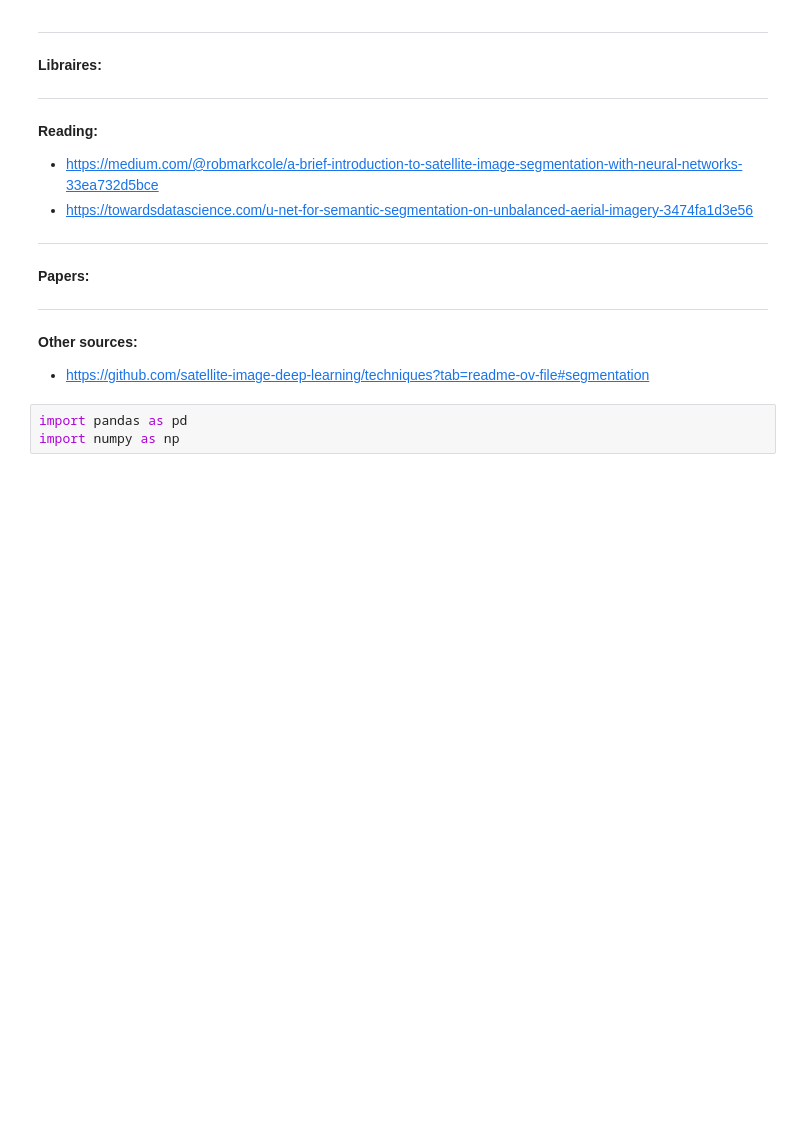
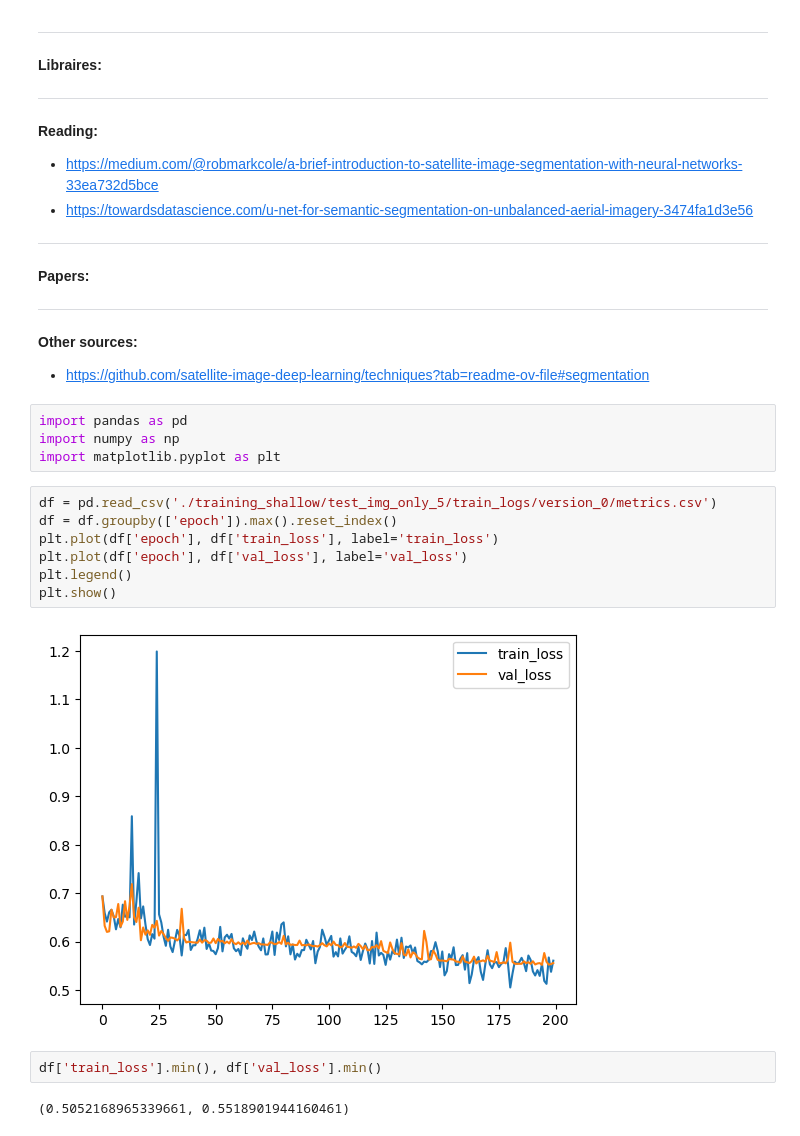
Before and after one commit to ermahechap/Proj-Redes-Neuronales-2024, a Jupyter notebook: data.ipynb, the cells around one changed output. Cells and saved outputs as stored; diff of their text form; blank space fills up the shorter version.

Commit message:
Improved training, keep only logs/no ckpt

```diff
--- a/data.ipynb
+++ b/data.ipynb
@@ -36,3 +36,17 @@ Inria: https://project.inria.fr/aerialimagelabeling/
 # %%
 import pandas as pd
 import numpy as np
+import matplotlib.pyplot as plt
+# %%
+df = pd.read_csv('./training_shallow/test_img_only_5/train_logs/version_0/metrics.csv')
+df = df.groupby(['epoch']).max().reset_index()
+plt.plot(df['epoch'], df['train_loss'], label='train_loss')
+plt.plot(df['epoch'], df['val_loss'], label='val_loss')
+plt.legend()
+plt.show()
+# %% [output]
+[figure, added]
+# %%
+df['train_loss'].min(), df['val_loss'].min()
+# %% [output]
+(0.5052168965339661, 0.5518901944160461)
```
Also changed, not shown: parts of 2 cells of this notebook, 16 other files.
